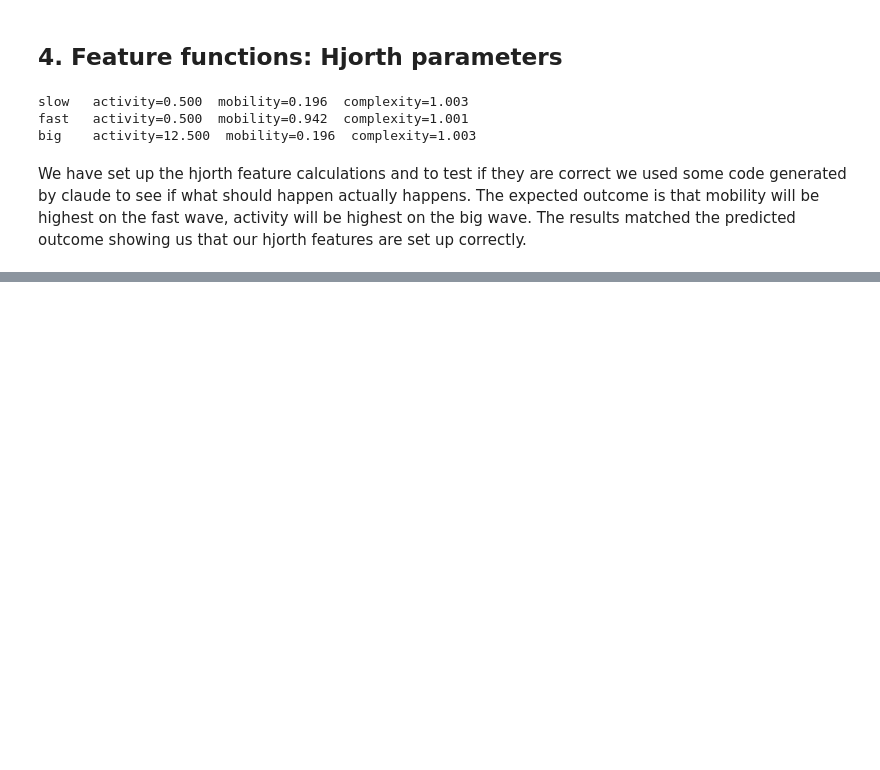
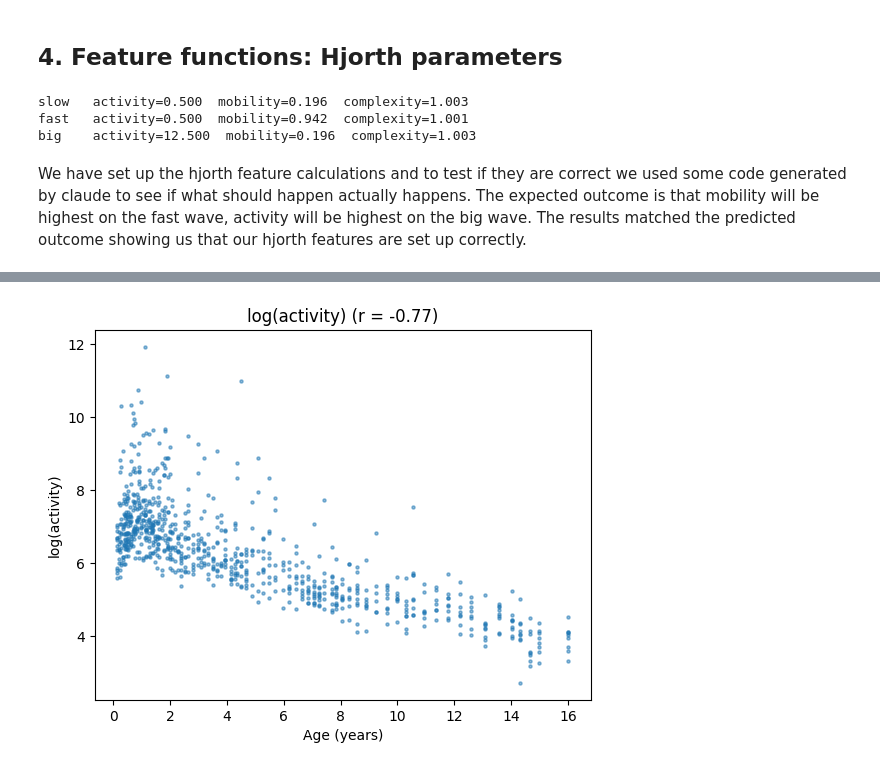
Before and after one commit to hilduAgl/brain-age-eeg, a Jupyter notebook: notebooks/baseline.ipynb, the cells around one changed output, grey strips where cells are left out. Cells and saved outputs as stored; diff of their text form; code cells hidden in the pictures; blank space fills up the shorter version.

```diff
--- a/notebooks/baseline.ipynb
+++ b/notebooks/baseline.ipynb
@@ -136,0 +222,7 @@ We have set up the hjorth feature calculations and to test if they are correct w
+# %%
+plt.scatter(train_df["age"], np.log(train_df["activity"]), s=5, alpha=0.5)
+plt.xlabel("Age (years)"); plt.ylabel("log(activity)")
+plt.title(f"log(activity) (r = {np.corrcoef(train_df['age'], np.log(train_df['activity']))[0,1]:.2f})")
+plt.show()
+# %% [output]
+[figure, added]
```
Also changed, not shown: parts of 15 cells of this notebook.
